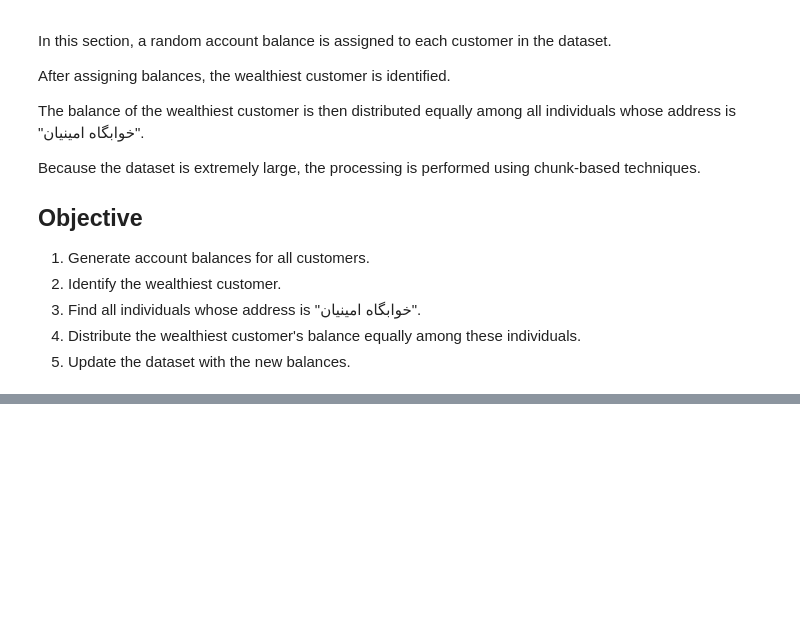
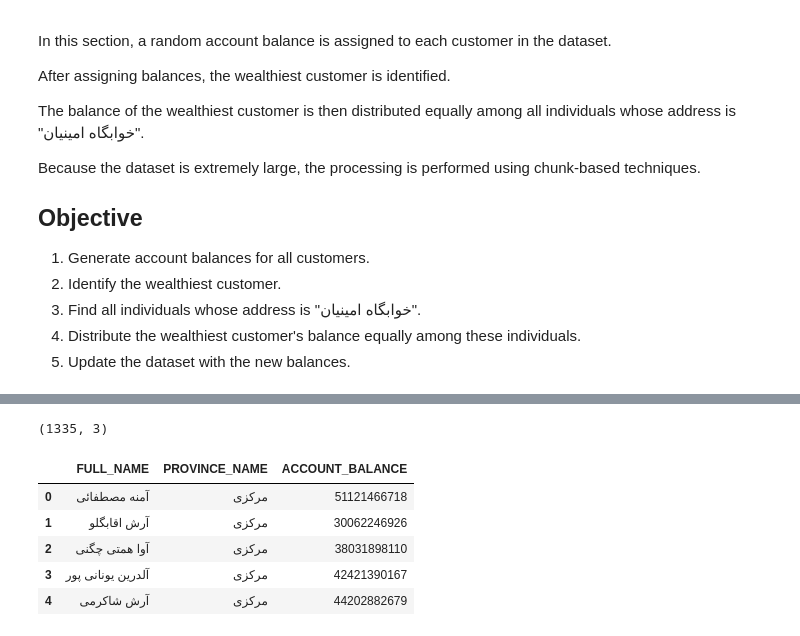
Before and after one commit to mahanfattahi/BANK-NIT, a Jupyter notebook: nitbank.ipynb, the cells around one changed output, grey strips where cells are left out. Saved outputs shown, nothing was run; the diff lists cells and outputs as text; code cells hidden in the pictures; blank space fills up the shorter version.

```diff
--- a/nitbank.ipynb
+++ b/nitbank.ipynb
@@ -1278,0 +1355,6 @@ techniques.
+# %%
+share = richest_balance // dorm_count
+
+print(
+    f"Share Per Person: {share}"
+)
@@ -1278,0 +1557,65 @@ techniques.
+# %%
+selected_people = []
+
+for chunk in read_in_chunks(
+    "normalized_bank_data.csv",
+    1000000,
+    usecols=[
+        'FULL_NAME',
+        'PROVINCE_NAME',
+        'ACCOUNT_BALANCE'
+    ]
+):
+
+    chunk['FULL_NAME'] = (
+        chunk['FULL_NAME']
+        .fillna('')
+        .astype(str)
+    )
+
+    first_name = (
+        chunk['FULL_NAME']
+        .str.split()
+        .str[0]
+    )
+
+    mask = (
+
+        first_name.str.startswith('آ')
+
+        &
+
+        (
+            chunk['ACCOUNT_BALANCE']
+            > 1_000_000_000
+        )
+
+        &
+
+        (
+            chunk['PROVINCE_NAME']
+            == 'مرکزی'
+        )
+
+    )
+
+    selected_people.append(
+        chunk[mask]
+    )
+
+final_fd = pd.concat(
+    selected_people,
+    ignore_index=True
+)
+
+print(final_fd.shape)
+
+final_fd.head()
+# %% [output]
+(1335, 3)
+|  | FULL_NAME | PROVINCE_NAME | ACCOUNT_BALANCE |
+| 0 | آمنه مصطفائی | مرکزی | 51121466718 |
+| 1 | آرش اقابگلو | مرکزی | 30062246926 |
+| 2 | آوا همتی چگنی | مرکزی | 38031898110 |
+| 3 | آلدرین یونانی پور | مرکزی | 42421390167 |
+| 4 | آرش شاکرمی | مرکزی | 44202882679 |
```
Also changed, not shown: parts of 12 cells of this notebook, 1 other file.
